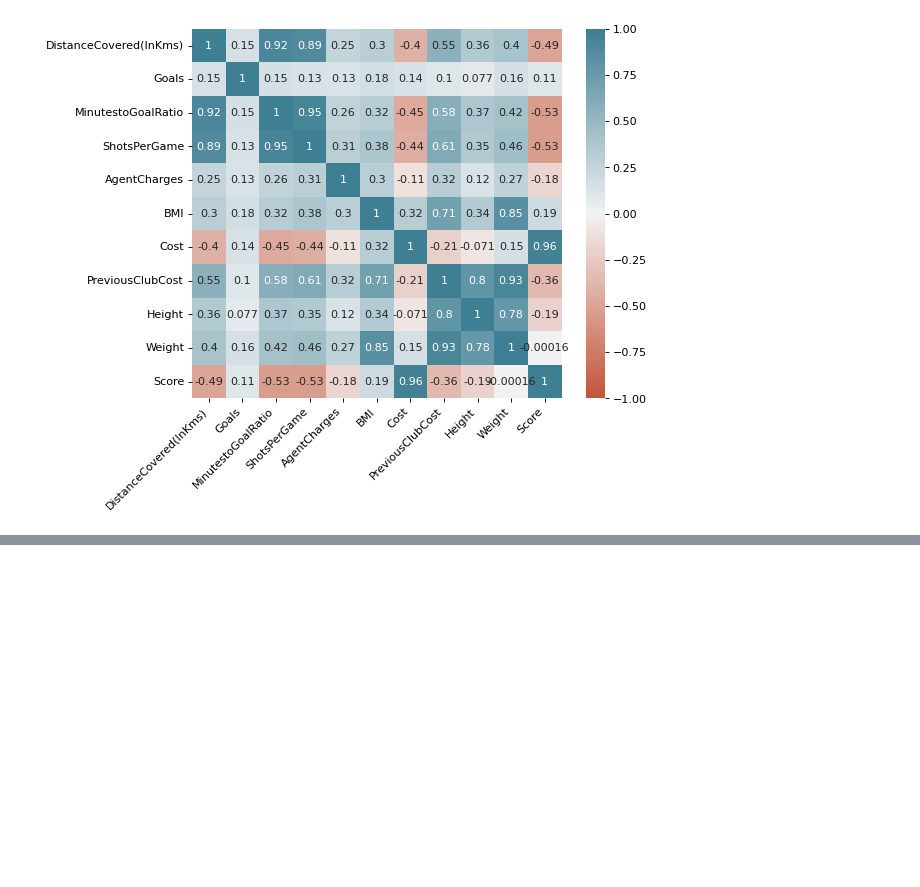
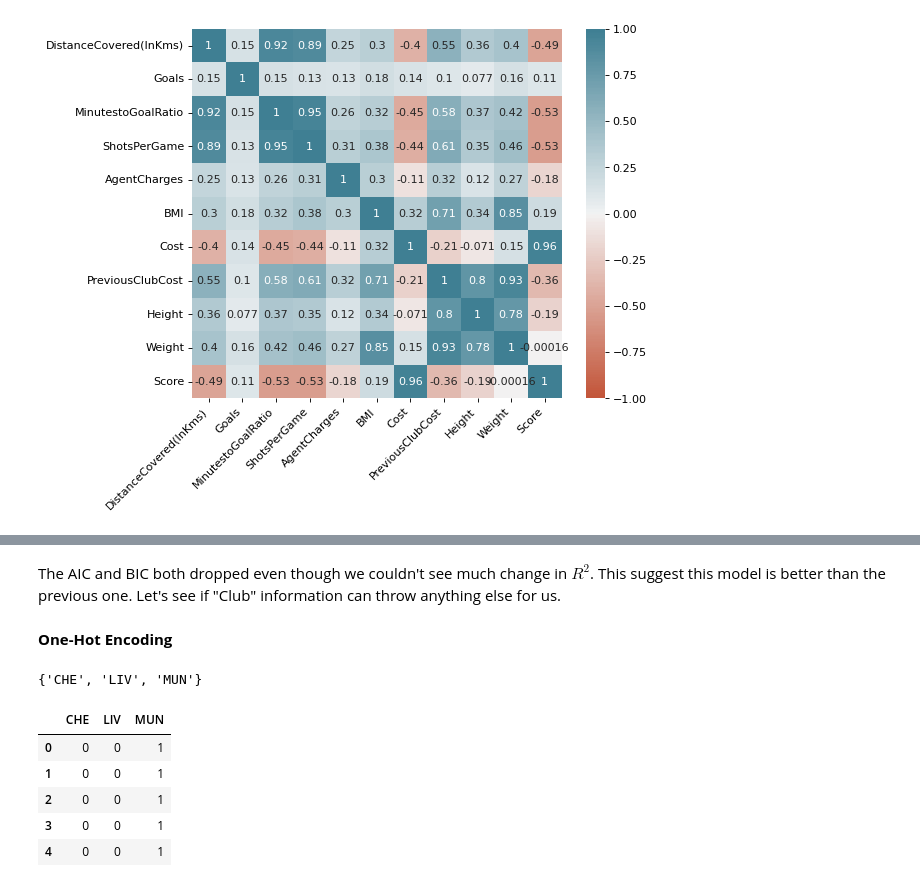
Before and after one commit to sk-aili/Examining-Soccer-Player-Goal-Statistics, a Jupyter notebook: lib/linear_regression.ipynb, the cells around one changed output, grey strips where cells are left out. Drawn from its saved outputs; the diff is of its cells as text; code cells hidden in the pictures; blank space fills up the shorter version.

```diff
--- a/lib/linear_regression.ipynb
+++ b/lib/linear_regression.ipynb
@@ -638,0 +681,20 @@ From the correlation heatmap, weight has -0.19 which is weakly correlated with S
+# %% [markdown]
+The AIC and BIC both dropped even though we couldn't see much change in $R^2$. This suggest this model is better than the previous one. Let's see if "Club" information can throw anything else for us.
+# %% [markdown]
+**One-Hot Encoding**
+# %%
+# Let's try throwing in club data using dummy variables
+clubs = set(df.Club)
+clubs
+# %% [output]
+{'CHE', 'LIV', 'MUN'}
+# %%
+nominal_features = pd.get_dummies(df['Club'], dtype=int)
+nominal_features.head()
+# %% [output]
+|  | CHE | LIV | MUN |
+| 0 | 0 | 0 | 1 |
+| 1 | 0 | 0 | 1 |
+| 2 | 0 | 0 | 1 |
+| 3 | 0 | 0 | 1 |
+| 4 | 0 | 0 | 1 |
```
Also changed, not shown: parts of 17 cells of this notebook.
